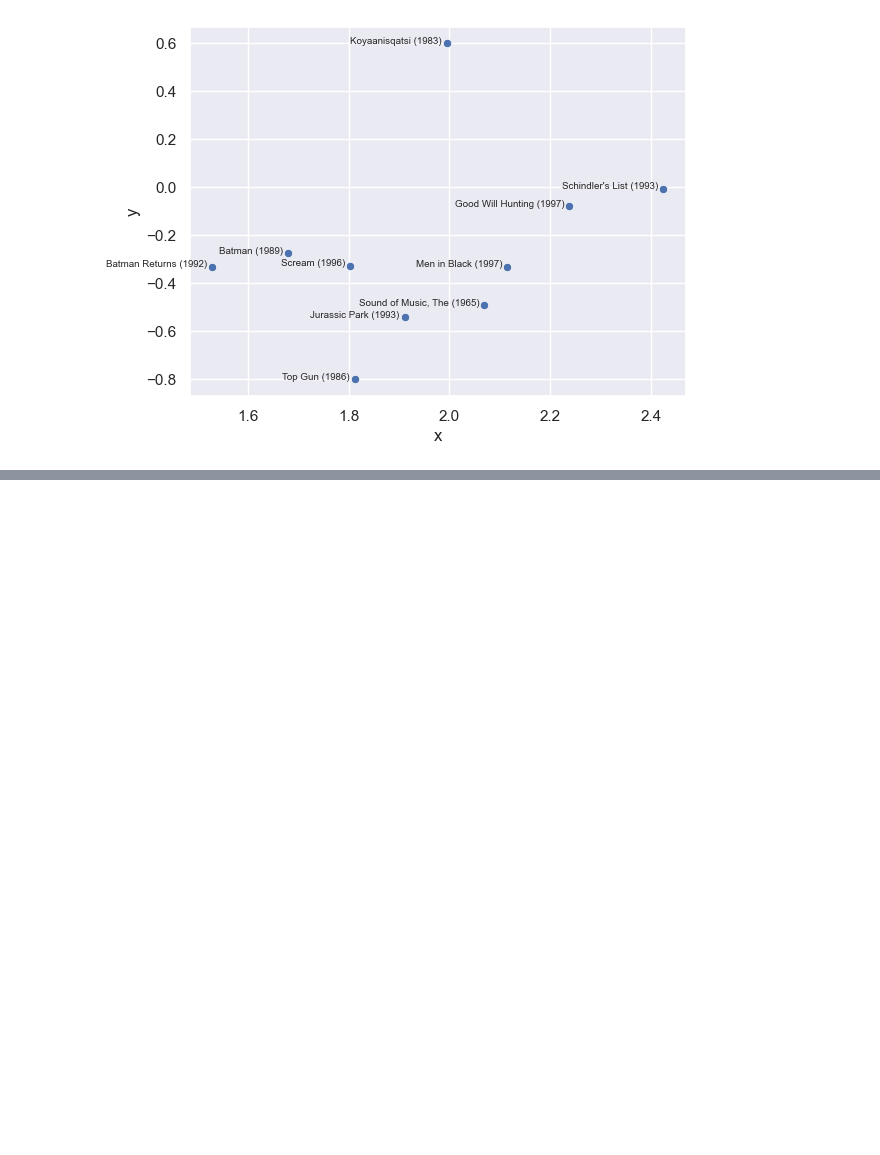
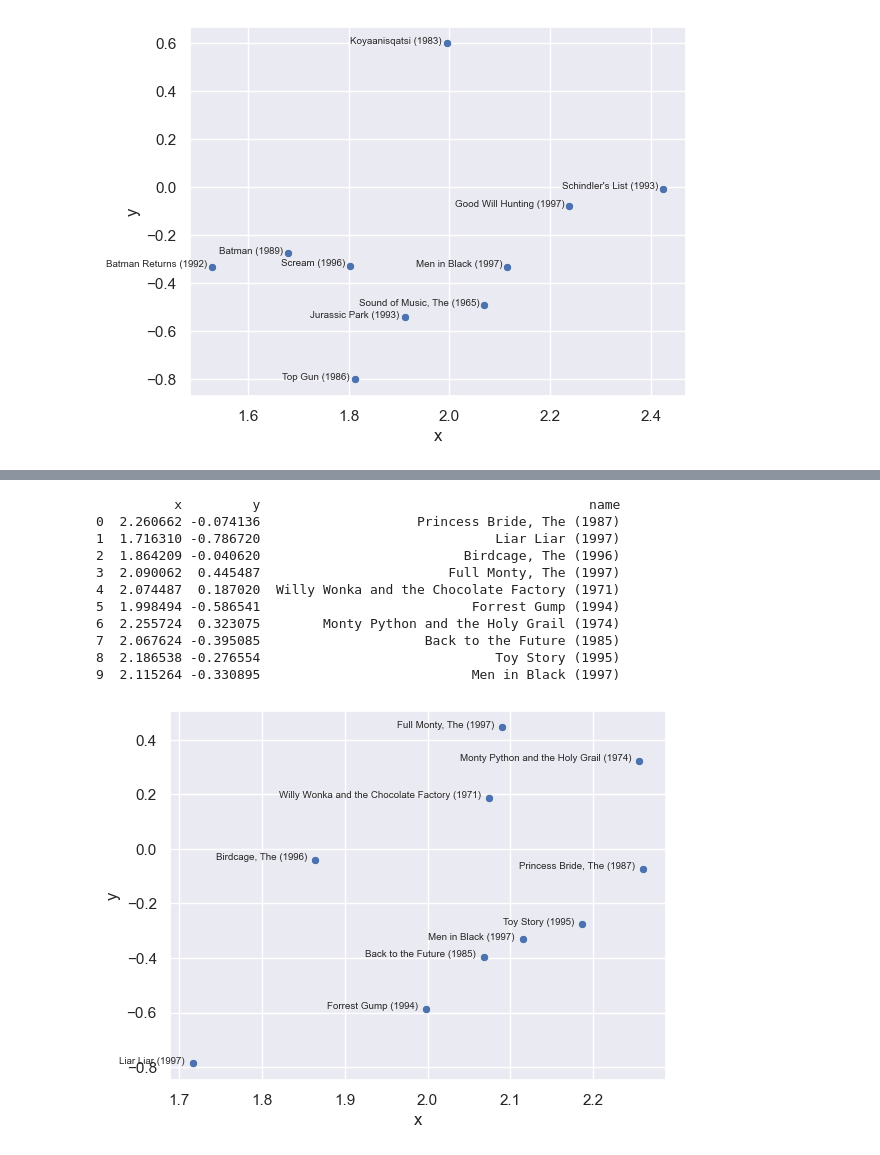
Before and after one commit to gavin-hyl/cs155-project2, a Jupyter notebook: task2.ipynb, the cells around one changed output, grey strips where cells are left out. Cells and saved outputs as stored; diff of their text form; code cells hidden in the pictures; blank space fills up the shorter version.

```diff
--- a/task2.ipynb
+++ b/task2.ipynb
@@ -319,0 +328,31 @@ movies
+# %%
+# Comedy
+
+movie_id1 = np.array([173, 294, 25, 269, 151, 69, 168, 204, 1, 257])
+labels1 = movies.loc[movies['Movie ID'].isin(movie_id1)]["Movie Title"]
+labels1 = labels1[movie_id1 - 1].to_numpy()
+
+selected_data = pd.DataFrame(Vt[:,movie_id1-1].T, columns=['x', 'y'])
+selected_data.insert(2, 'name', labels1, True)
+print(selected_data)
+sns.scatterplot(data=selected_data, x='x', y='y')
+
+for i in range(len(selected_data)):
+    plt.text(selected_data['x'][i] - 0.01, selected_data['y'][i], \
+             selected_data['name'][i], fontsize=7, ha='right')
+
+# In the figure below, left is fictional vs. right is historical
+# Bottom is light-hearted, top is profound/deep/requires interpretation
+# %% [output]
+          x         y                                          name
+0  2.260662 -0.074136                    Princess Bride, The (1987)
+1  1.716310 -0.786720                              Liar Liar (1997)
+2  1.864209 -0.040620                          Birdcage, The (1996)
+3  2.090062  0.445487                        Full Monty, The (1997)
+4  2.074487  0.187020  Willy Wonka and the Chocolate Factory (1971)
+5  1.998494 -0.586541                           Forrest Gump (1994)
+6  2.255724  0.323075        Monty Python and the Holy Grail (1974)
+7  2.067624 -0.395085                     Back to the Future (1985)
+8  2.186538 -0.276554                              Toy Story (1995)
+9  2.115264 -0.330895                           Men in Black (1997)
+[figure, added]
```
Also changed, not shown: parts of 6 cells of this notebook, 4 other files.
